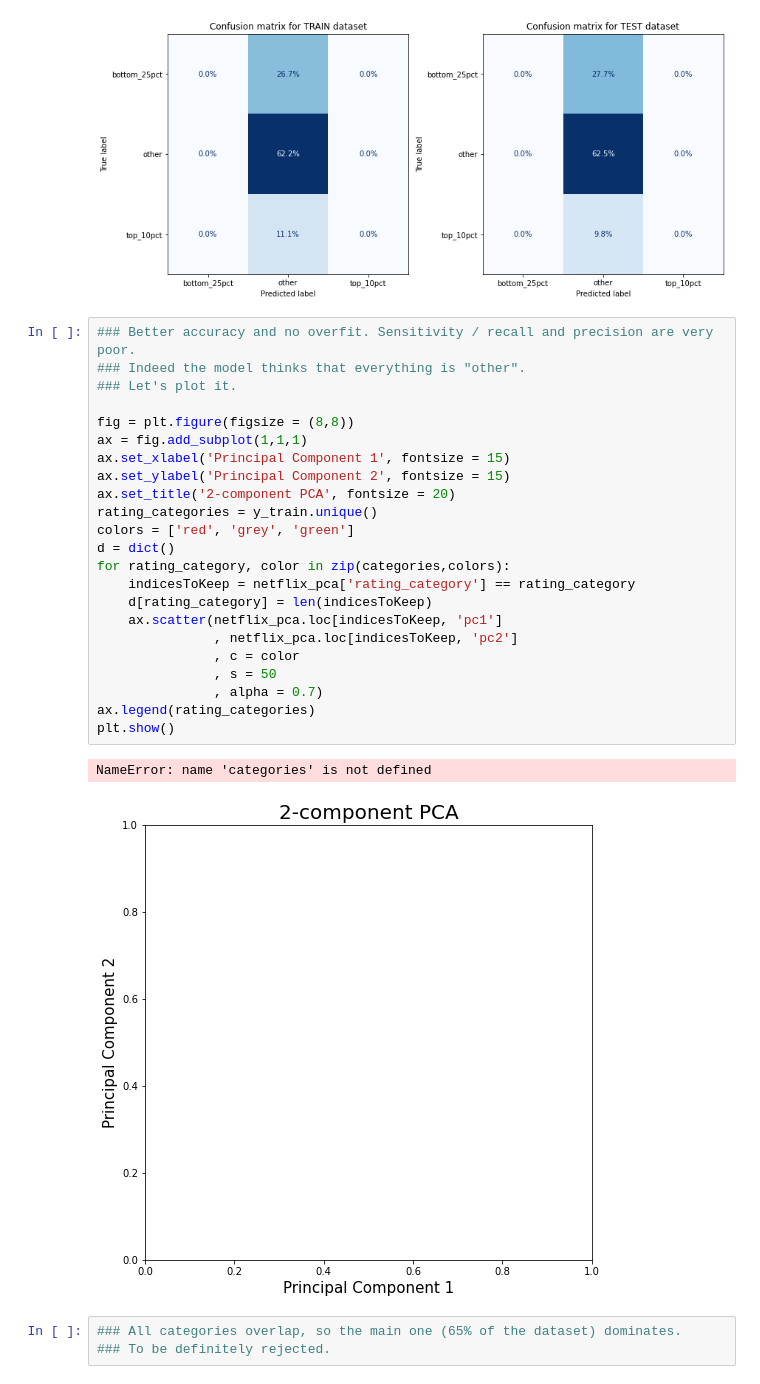
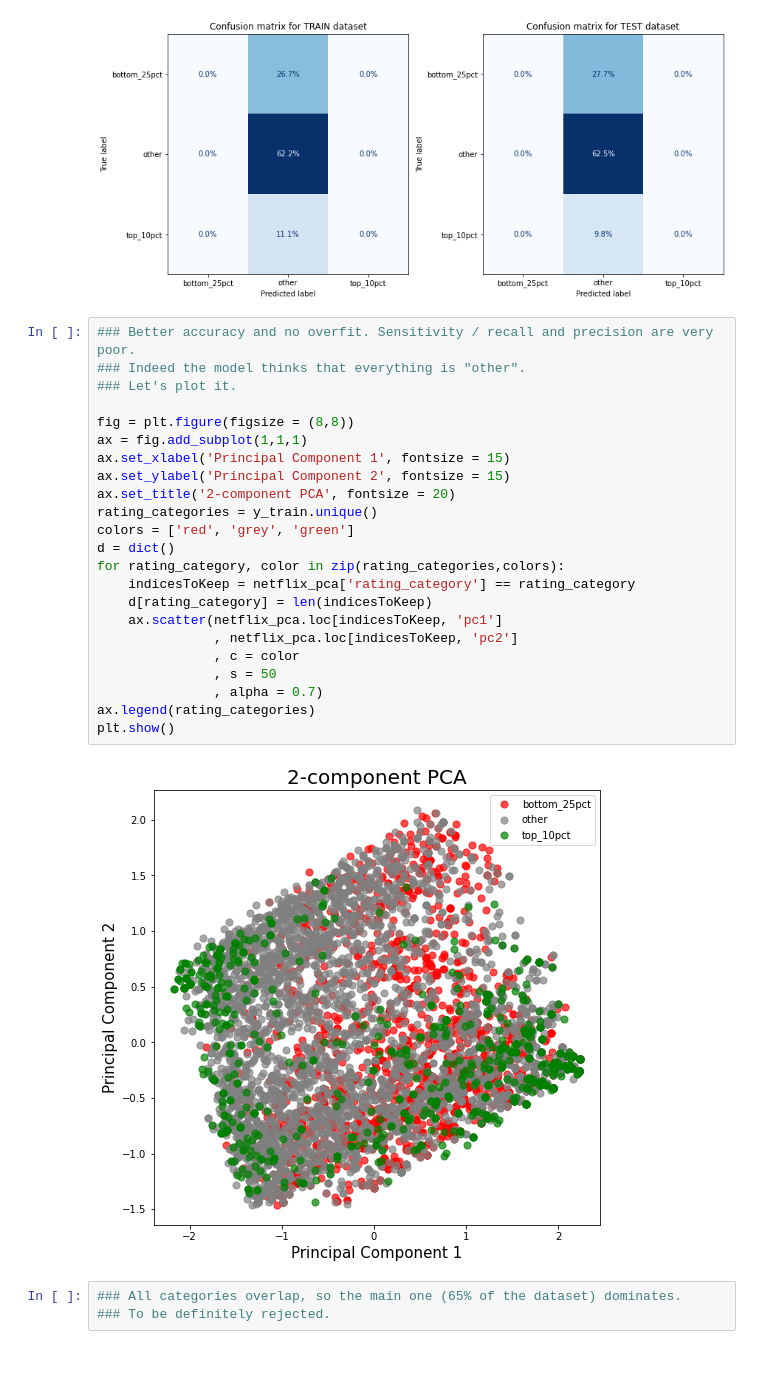
Before and after one commit to eric-martinet/Project7_SupervisedLearningNetflix, a Jupyter notebook: notebook/Netflix_QuadracticDiscriminantAnalysis.ipynb, the cells around one changed output. Drawn from its saved outputs; the diff is of its cells as text.

```diff
--- a/notebook/Netflix_QuadracticDiscriminantAnalysis.ipynb
+++ b/notebook/Netflix_QuadracticDiscriminantAnalysis.ipynb
@@ -146,29 +146,28 @@ ROC_AUC score (macro): 65.2%
 # %%
 ### Better accuracy and no overfit. Sensitivity / recall and precision are very poor.
 ### Indeed the model thinks that everything is "other".
 ### Let's plot it.
 
 fig = plt.figure(figsize = (8,8))
 ax = fig.add_subplot(1,1,1)
 ax.set_xlabel('Principal Component 1', fontsize = 15)
 ax.set_ylabel('Principal Component 2', fontsize = 15)
 ax.set_title('2-component PCA', fontsize = 20)
 rating_categories = y_train.unique()
 colors = ['red', 'grey', 'green']
 d = dict()
-for rating_category, color in zip(categories,colors):
+for rating_category, color in zip(rating_categories,colors):
     indicesToKeep = netflix_pca['rating_category'] == rating_category
     d[rating_category] = len(indicesToKeep)
     ax.scatter(netflix_pca.loc[indicesToKeep, 'pc1']
                , netflix_pca.loc[indicesToKeep, 'pc2']
                , c = color
                , s = 50
                , alpha = 0.7)
 ax.legend(rating_categories)
 plt.show()
 # %% [output]
-NameError: name 'categories' is not defined
-[figure, old version]
+[figure, new version]
 # %%
 ### All categories overlap, so the main one (65% of the dataset) dominates.
 ### To be definitely rejected.
```
Also changed, not shown: parts of 1 cell of this notebook.
